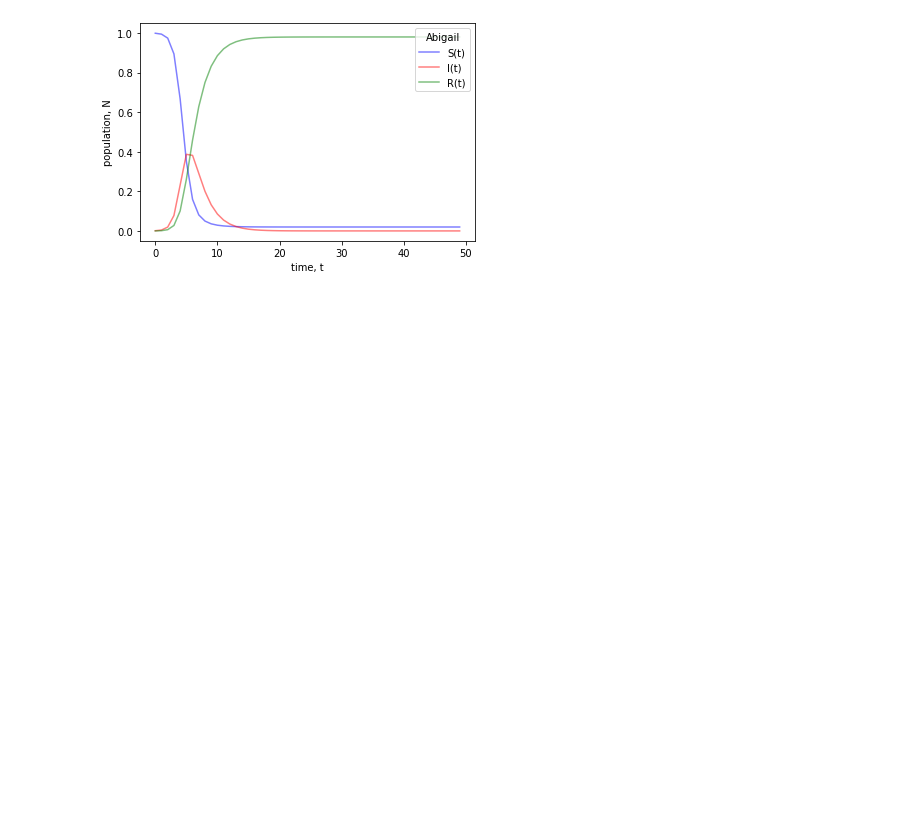
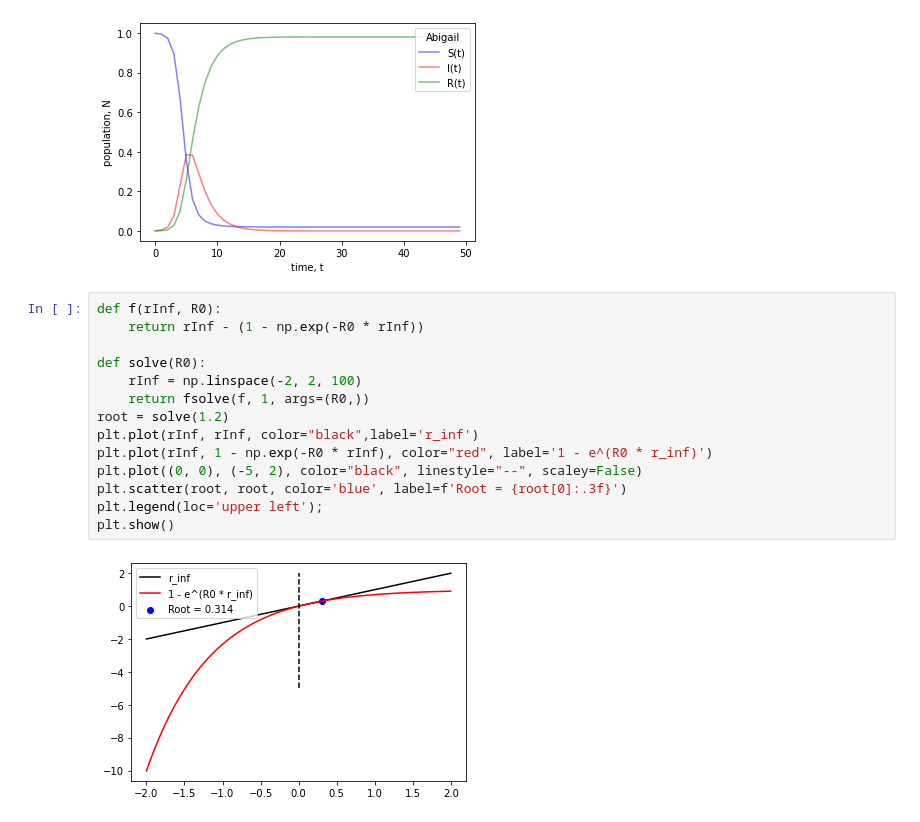
Before and after one commit to ajsullivan/CSCI-4830-InfectiousDiseaseModeling, a Jupyter notebook: CSCI4380 HW1.ipynb, the cells around one changed output. Cells and saved outputs as stored; diff of their text form; blank space fills up the shorter version.

```diff
--- a/CSCI4380 HW1.ipynb
+++ b/CSCI4380 HW1.ipynb
@@ -56,3 +58,19 @@ St,It,Rt = sir_run(1000, 1, t, 2, 0.5)
 sir_plot(St,It,Rt,t)
 # %% [output]
 [figure]
+# %%
+def f(rInf, R0):
+    return rInf - (1 - np.exp(-R0 * rInf))
+
+def solve(R0):
+    rInf = np.linspace(-2, 2, 100)
+    return fsolve(f, 1, args=(R0,))
+root = solve(1.2)
+plt.plot(rInf, rInf, color="black",label='r_inf')
+plt.plot(rInf, 1 - np.exp(-R0 * rInf), color="red", label='1 - e^(R0 * r_inf)')
+plt.plot((0, 0), (-5, 2), color="black", linestyle="--", scaley=False)
+plt.scatter(root, root, color='blue', label=f'Root = {root[0]:.3f}')
+plt.legend(loc='upper left');
+plt.show()
+# %% [output]
+[figure, added]
```
Also changed, not shown: parts of 3 cells of this notebook.
